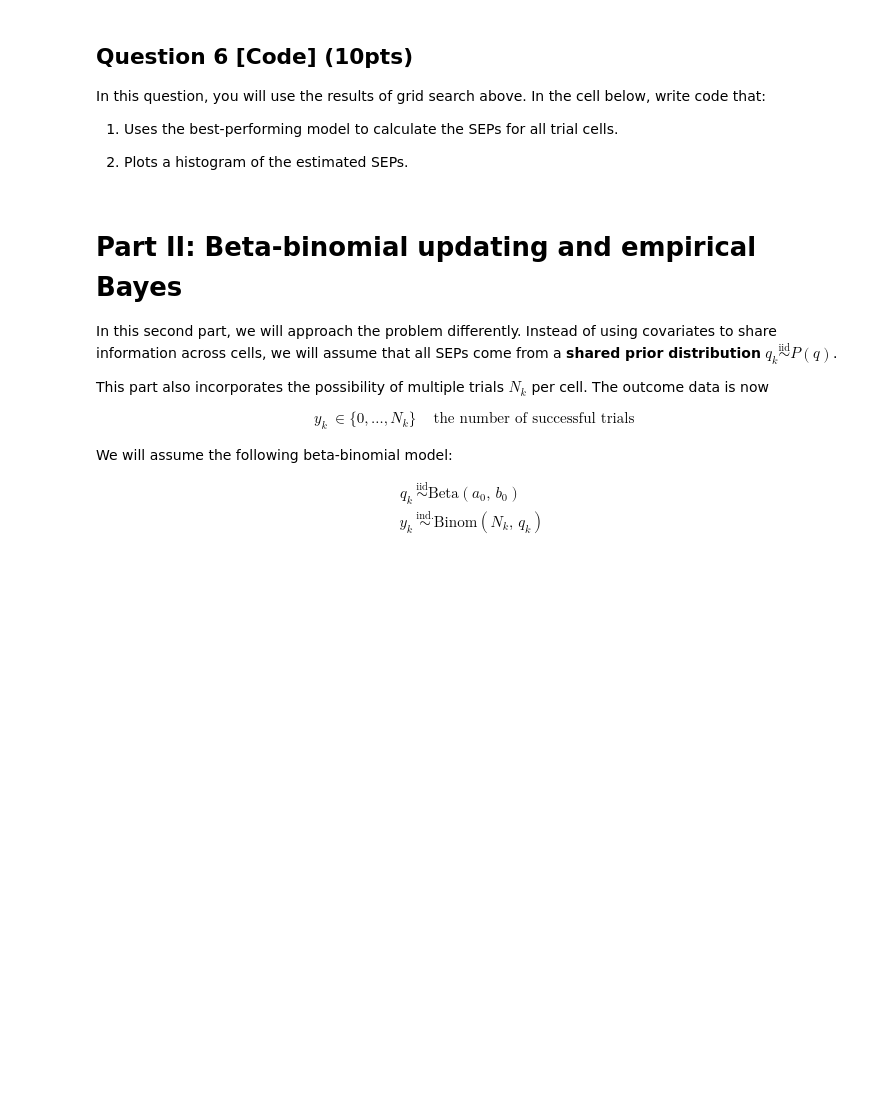
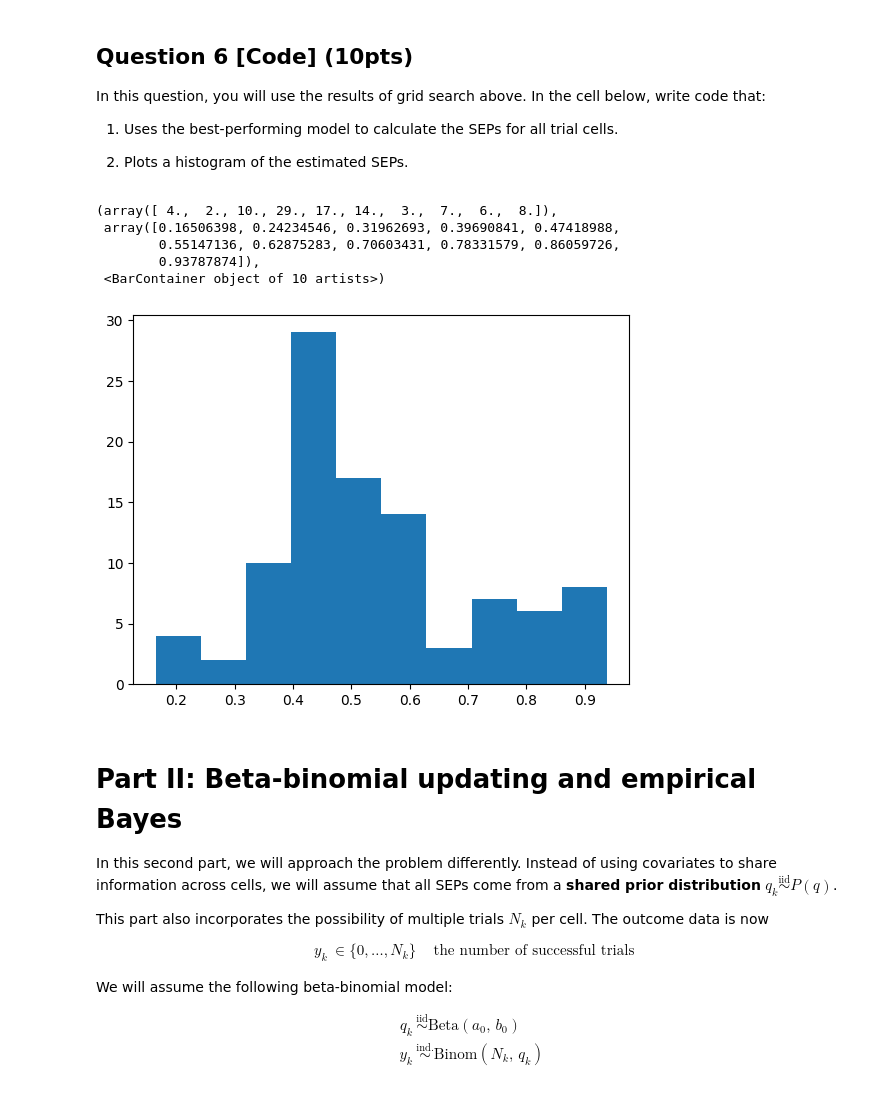
Before and after one commit to Goldreich/stat_348, a Jupyter notebook: assignments/hw2/hw2.ipynb, the cells around one changed output. Cells and saved outputs as stored; diff of their text form; code cells hidden in the pictures; blank space fills up the shorter version.

```diff
--- a/assignments/hw2/hw2.ipynb
+++ b/assignments/hw2/hw2.ipynb
@@ -404,11 +408,18 @@ In this question, you will use the results of grid search above. In the cell bel
 # %%
 # Use the best CV model to calculate the SEPs for all trial cells
 
-# Your code here
+seps = best_model.predict_proba(df_logreg_trials)[:,0]
 
 # Plot a histogram of the SEPS
 
-# Your code here
+plt.hist(seps)
+# %% [output]
+(array([ 4.,  2., 10., 29., 17., 14.,  3.,  7.,  6.,  8.]),
+ array([0.16506398, 0.24234546, 0.31962693, 0.39690841, 0.47418988,
+        0.55147136, 0.62875283, 0.70603431, 0.78331579, 0.86059726,
+        0.93787874]),
+ <BarContainer object of 10 artists>)
+[figure, added]
 # %% [markdown]
 # Part II: Beta-binomial updating and empirical Bayes
 
```
Also changed, not shown: parts of 8 cells of this notebook.
